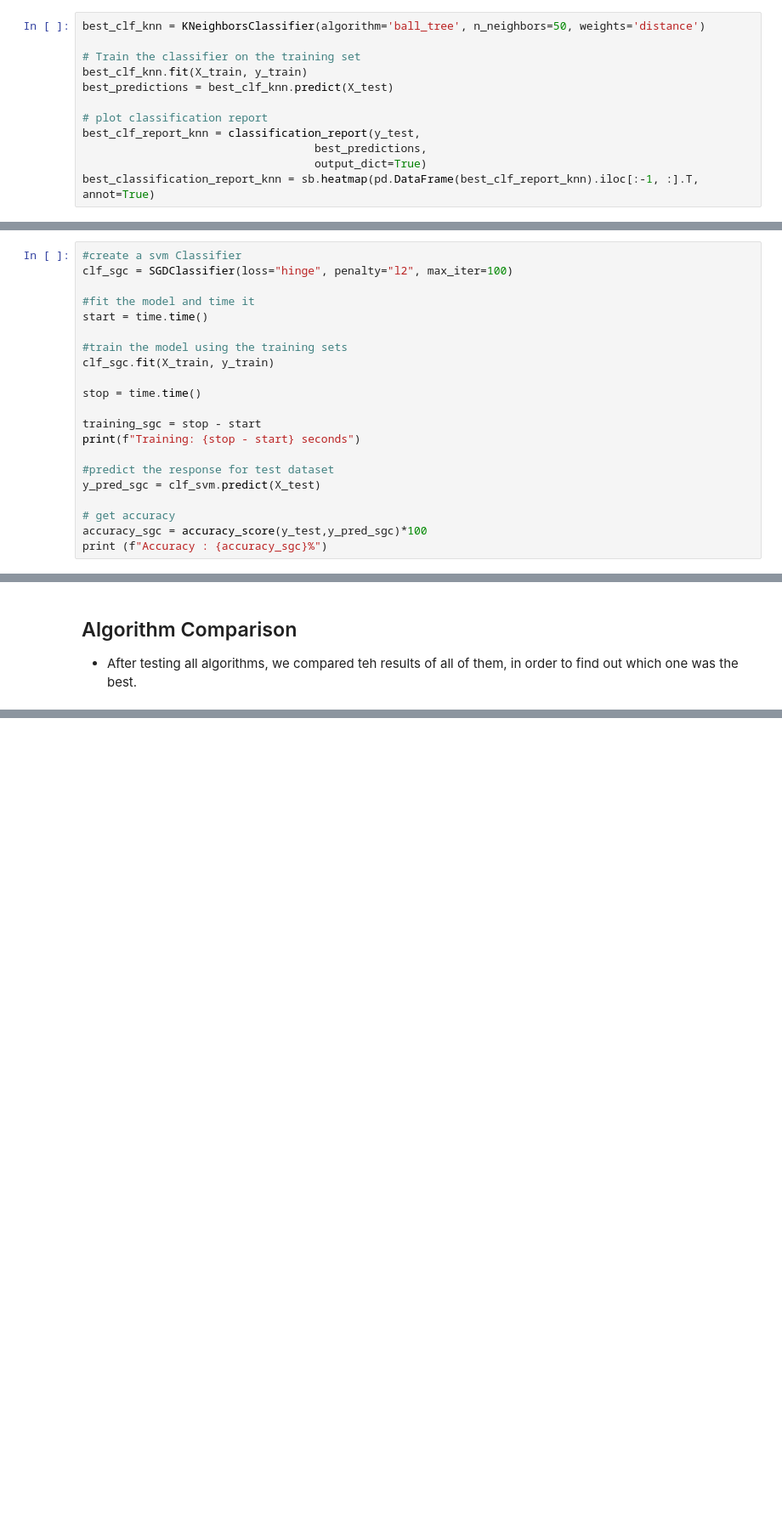
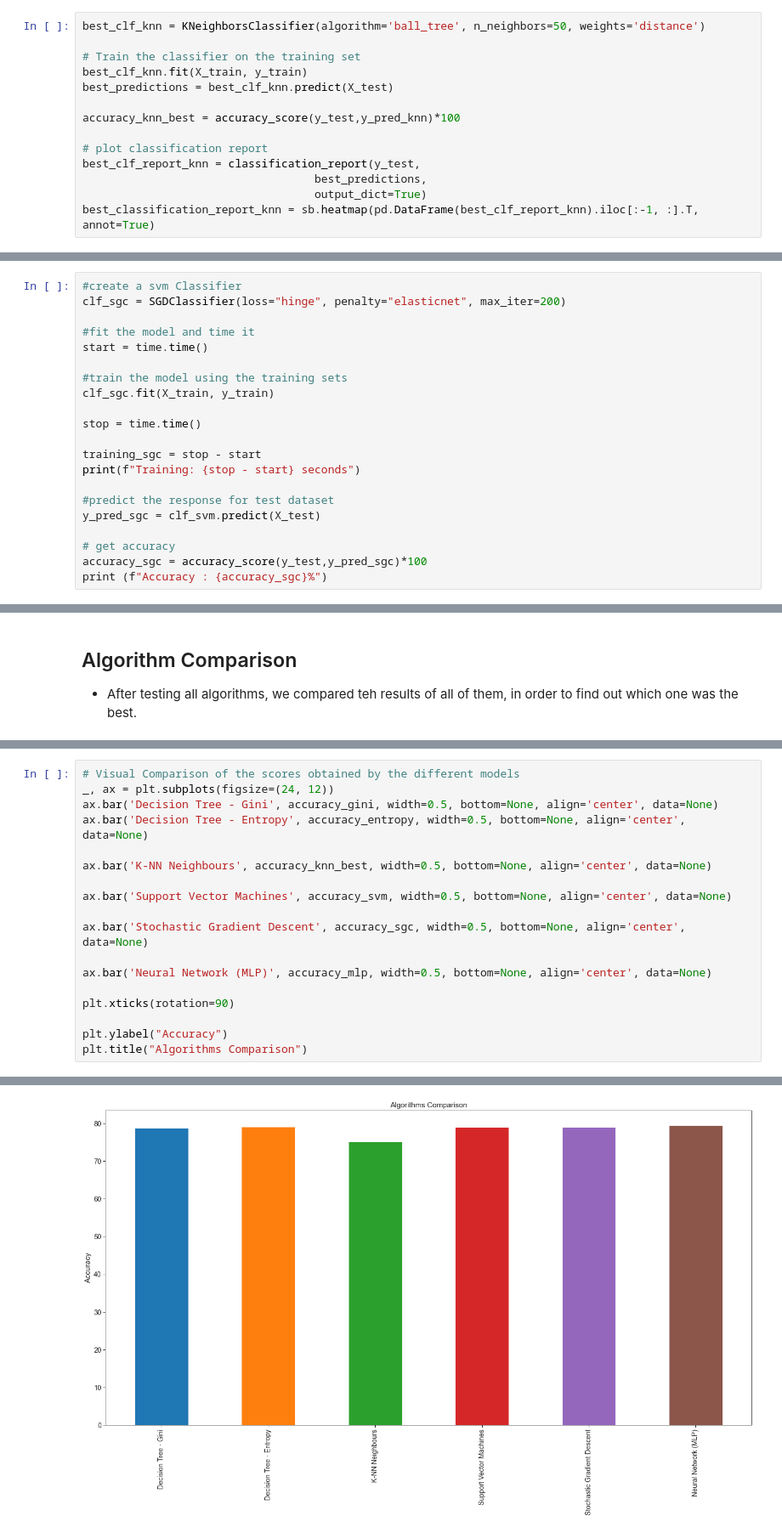
Before and after one commit to tiagoandre10/IA, a Jupyter notebook: Project_2/src/SupervisedLearning-TelcoCustomerChurn.ipynb, the cells around one changed output, grey strips where cells are left out. Shown at 85% size. Saved outputs shown, nothing was run; the diff lists cells and outputs as text; blank space fills up the shorter version.

```diff
--- a/Project_2/src/SupervisedLearning-TelcoCustomerChurn.ipynb
+++ b/Project_2/src/SupervisedLearning-TelcoCustomerChurn.ipynb
@@ -352,6 +352,8 @@ best_clf_knn = KNeighborsClassifier(algorithm='ball_tree', n_neighbors=50, weigh
 best_clf_knn.fit(X_train, y_train)
 best_predictions = best_clf_knn.predict(X_test)
 
+accuracy_knn_best = accuracy_score(y_test,y_pred_knn)*100
+
 # plot classification report
 best_clf_report_knn = classification_report(y_test,
                                    best_predictions,
@@ -444,7 +446,7 @@ Best estimator: SVC(C=0.1, kernel='linear')
 ## Stochastic Gradient Descent
 # %%
 #create a svm Classifier
-clf_sgc = SGDClassifier(loss="hinge", penalty="l2", max_iter=100)
+clf_sgc = SGDClassifier(loss="hinge", penalty="elasticnet", max_iter=200)
 
 #fit the model and time it
 start = time.time()
@@ -571,0 +500,19 @@ plt.show()
+# %%
+# Visual Comparison of the scores obtained by the different models
+_, ax = plt.subplots(figsize=(24, 12))
+ax.bar('Decision Tree - Gini', accuracy_gini, width=0.5, bottom=None, align='center', data=None)
+ax.bar('Decision Tree - Entropy', accuracy_entropy, width=0.5, bottom=None, align='center', data=None)
+
+ax.bar('K-NN Neighbours', accuracy_knn_best, width=0.5, bottom=None, align='center', data=None)
+
+ax.bar('Support Vector Machines', accuracy_svm, width=0.5, bottom=None, align='center', data=None)
+
+ax.bar('Stochastic Gradient Descent', accuracy_sgc, width=0.5, bottom=None, align='center', data=None)
+
+ax.bar('Neural Network (MLP)', accuracy_mlp, width=0.5, bottom=None, align='center', data=None)
+
+plt.xticks(rotation=90)
+
+plt.ylabel("Accuracy")
+plt.title("Algorithms Comparison")
+# %% [output]
@@ -571,0 +520 @@ plt.show()
+[figure, added]
```
Also changed, not shown: parts of 18 cells of this notebook, 1 other file.
